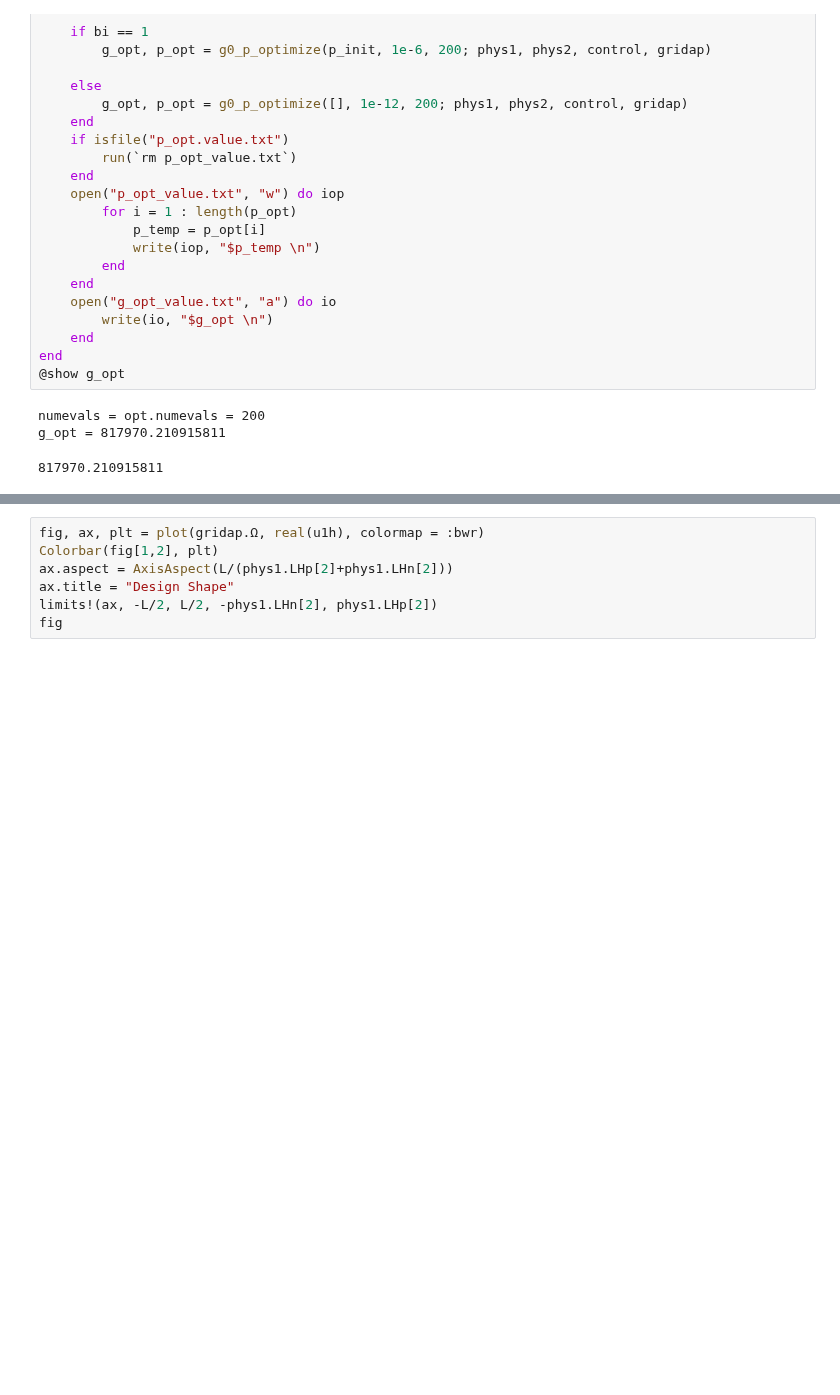
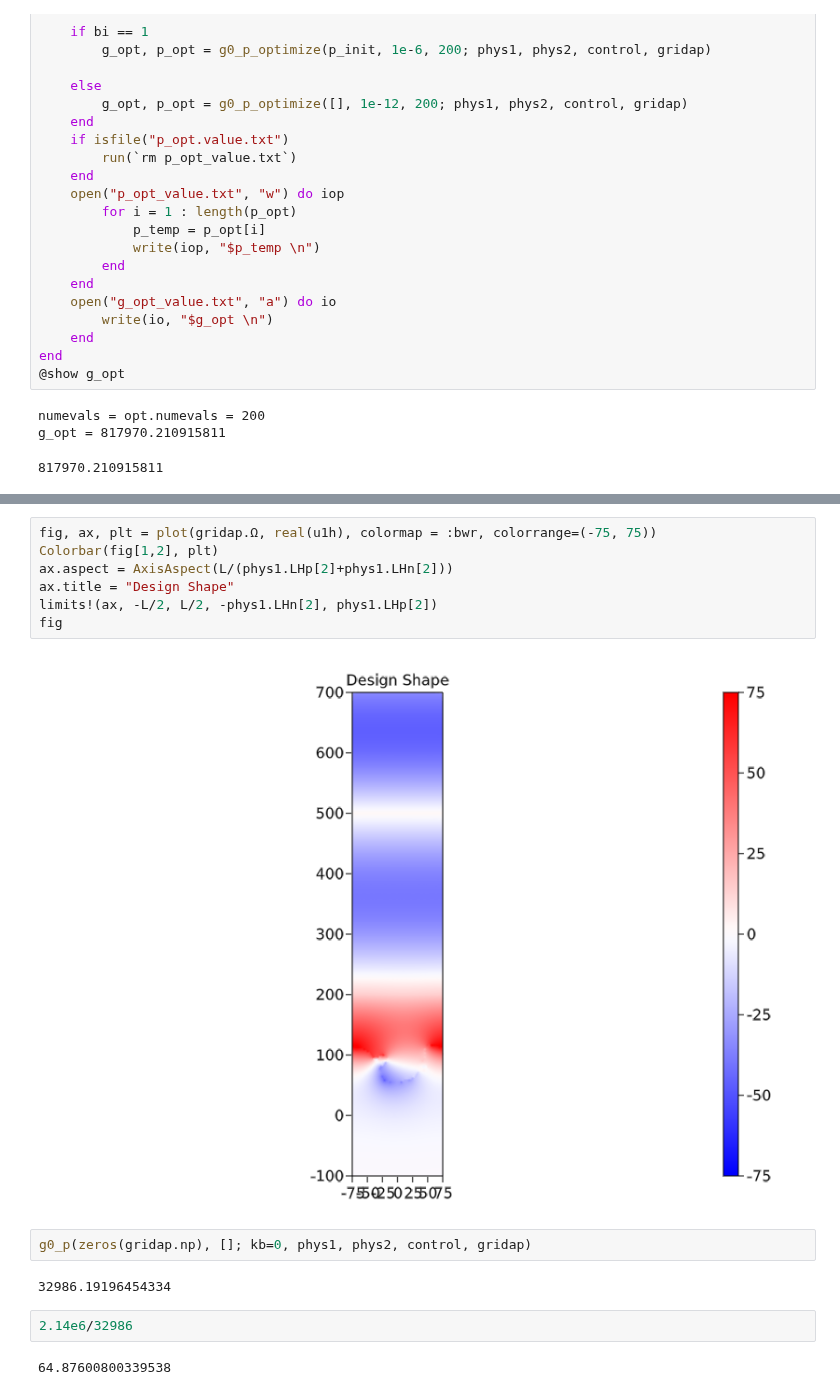
Before and after one commit to WenjieYao/RamanInFluid, a Jupyter notebook: Main.ipynb, the cells around one changed output, grey strips where cells are left out. Saved outputs shown, nothing was run; the diff lists cells and outputs as text; blank space fills up the shorter version.

```diff
--- a/Main.ipynb
+++ b/Main.ipynb
@@ -247,7 +282,17 @@ fig
 # %%
-fig, ax, plt = plot(gridap.Ω, real(u1h), colormap = :bwr)
+fig, ax, plt = plot(gridap.Ω, real(u1h), colormap = :bwr, colorrange=(-75, 75))
 Colorbar(fig[1,2], plt)
 ax.aspect = AxisAspect(L/(phys1.LHp[2]+phys1.LHn[2]))
 ax.title = "Design Shape"
 limits!(ax, -L/2, L/2, -phys1.LHn[2], phys1.LHp[2])
 fig
+# %% [output]
+[figure, added]
+# %%
+g0_p(zeros(gridap.np), []; kb=0, phys1, phys2, control, gridap)
+# %% [output]
+32986.19196454334
+# %%
+2.14e6/32986
+# %% [output]
+64.87600800339538
```
Also changed, not shown: parts of 3 cells of this notebook, 3 other files.
